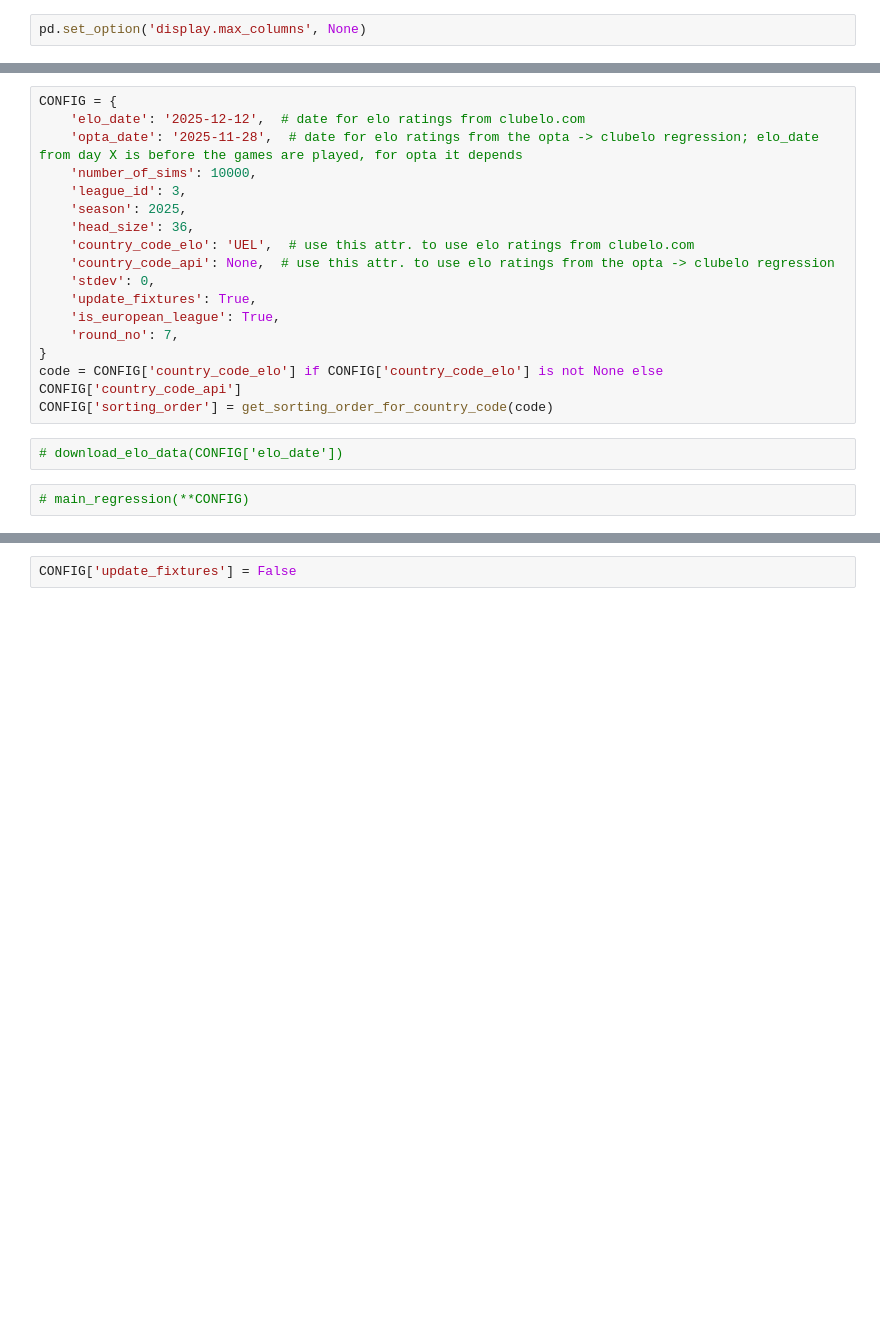
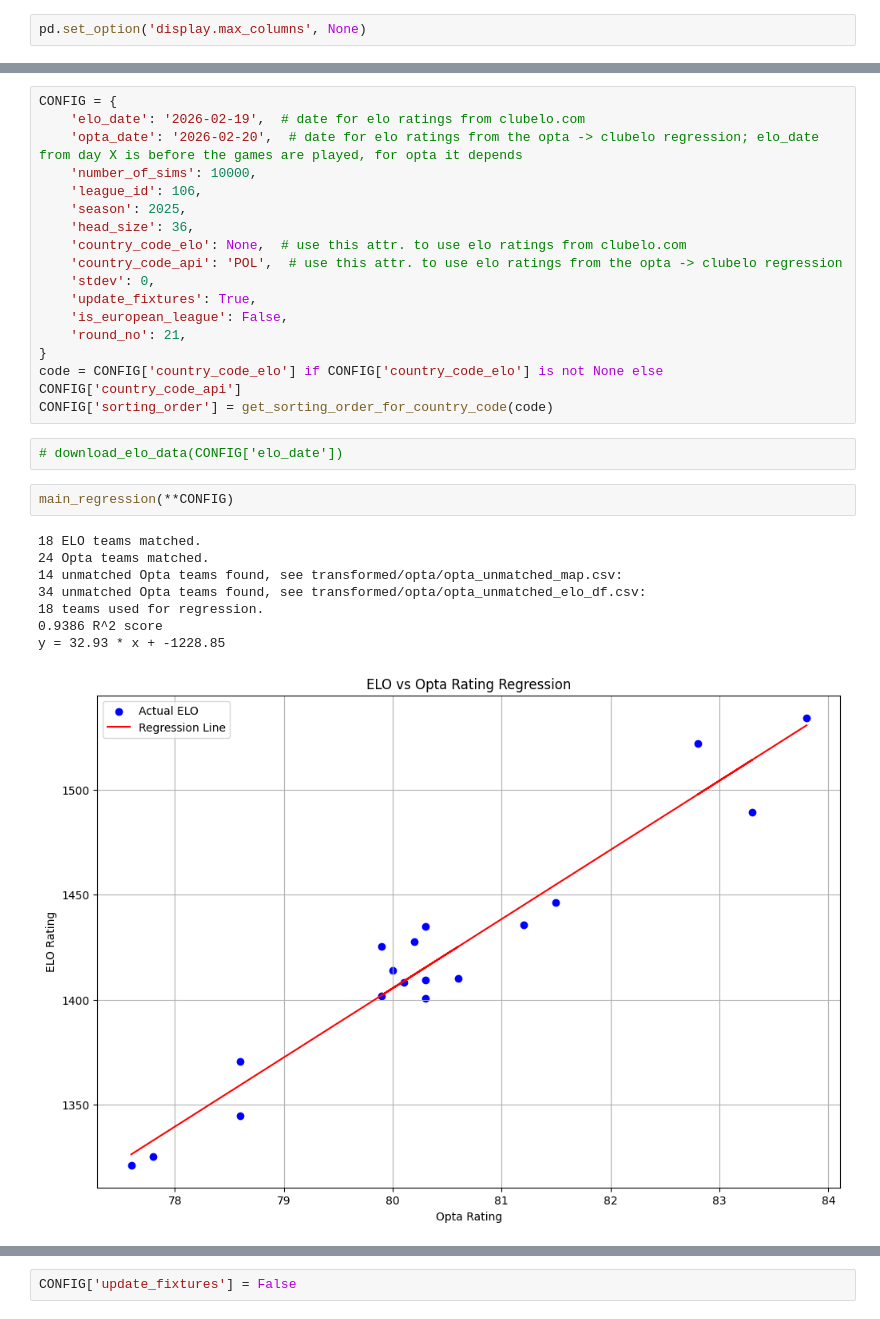
Before and after one commit to Michal-Zablocki/outrights-pred, a Jupyter notebook: working_version.ipynb, the cells around one changed output, grey strips where cells are left out. Cells and saved outputs as stored; diff of their text form; blank space fills up the shorter version.

```diff
--- a/working_version.ipynb
+++ b/working_version.ipynb
@@ -13,24 +16,33 @@ pd.set_option('display.max_columns', None)
 # %%
 CONFIG = {
-    'elo_date': '2025-12-12',  # date for elo ratings from clubelo.com
-    'opta_date': '2025-11-28',  # date for elo ratings from the opta -> clubelo regression; elo_date from day X is before the games are played, for opta it depends
+    'elo_date': '2026-02-19',  # date for elo ratings from clubelo.com
+    'opta_date': '2026-02-20',  # date for elo ratings from the opta -> clubelo regression; elo_date from day X is before the games are played, for opta it depends
     'number_of_sims': 10000,
-    'league_id': 3,
+    'league_id': 106,
     'season': 2025,
     'head_size': 36,
-    'country_code_elo': 'UEL',  # use this attr. to use elo ratings from clubelo.com
-    'country_code_api': None,  # use this attr. to use elo ratings from the opta -> clubelo regression
+    'country_code_elo': None,  # use this attr. to use elo ratings from clubelo.com
+    'country_code_api': 'POL',  # use this attr. to use elo ratings from the opta -> clubelo regression
     'stdev': 0,
     'update_fixtures': True,
-    'is_european_league': True,
-    'round_no': 7,
+    'is_european_league': False,
+    'round_no': 21,
 }
 code = CONFIG['country_code_elo'] if CONFIG['country_code_elo'] is not None else CONFIG['country_code_api']
 CONFIG['sorting_order'] = get_sorting_order_for_country_code(code)
 # %%
 # download_elo_data(CONFIG['elo_date'])
 # %%
-# main_regression(**CONFIG)
+main_regression(**CONFIG)
+# %% [output]
+18 ELO teams matched.
+24 Opta teams matched.
+14 unmatched Opta teams found, see transformed/opta/opta_unmatched_map.csv:
+34 unmatched Opta teams found, see transformed/opta/opta_unmatched_elo_df.csv:
+18 teams used for regression.
+0.9386 R^2 score
+y = 32.93 * x + -1228.85
+[figure, added]
 # %%
 standings_df = build_historical_standings_table_after_at_most_n_rounds(**CONFIG)
 standings_df.head(CONFIG['head_size'])
```
Also changed, not shown: parts of 9 cells of this notebook, 16 other files.
